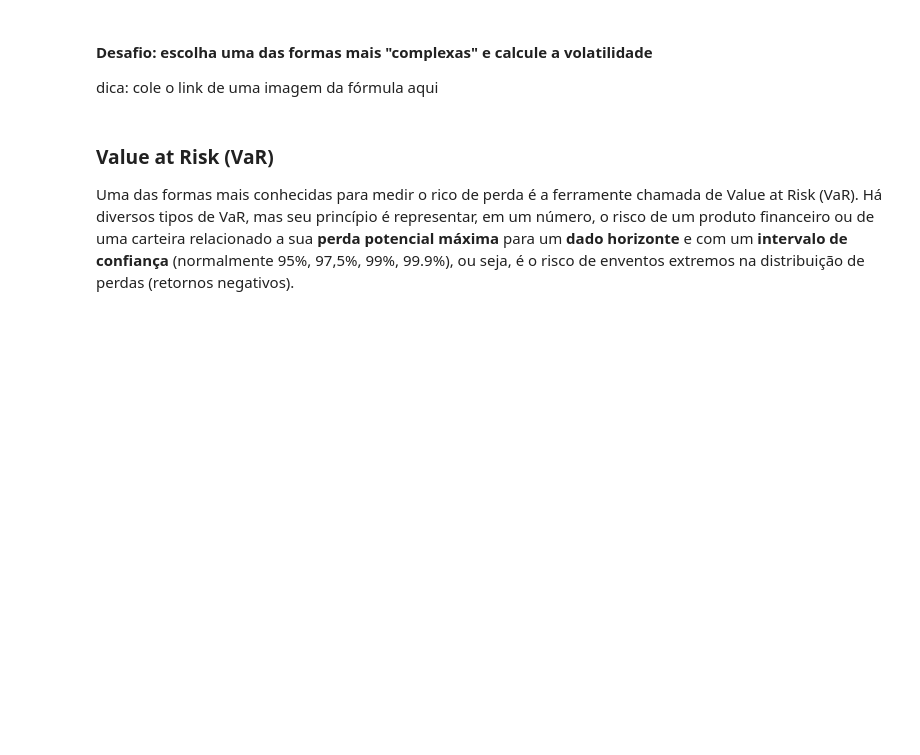
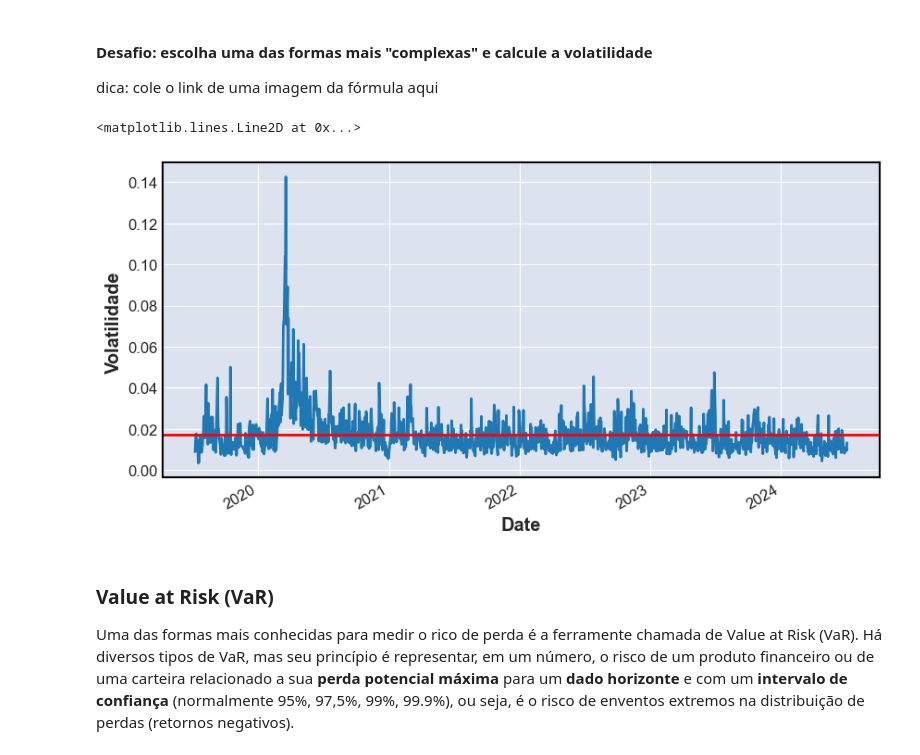
Before and after one commit to Miguelrfeitosa2/Fin-Quant, a Jupyter notebook: case_macaq_1.2.ipynb, the cells around one changed output. Drawn from its saved outputs; the diff is of its cells as text; code cells hidden in the pictures; blank space fills up the shorter version.

```diff
--- a/case_macaq_1.2.ipynb
+++ b/case_macaq_1.2.ipynb
@@ -618,6 +619,15 @@ Name: Adj Close, Length: 1243, dtype: float64
 # %% [markdown]
 #### __Desafio__: escolha uma das formas mais "complexas" e calcule a volatilidade
 dica: cole o link de uma imagem da fórmula aqui
+# %%
+pk = np.sqrt(1/(4*np.log(2))*(np.log(cot_NEO['High']/cot_NEO['Low'])**2))
+plt.figure(figsize=(10,5))
+plt.ylabel('Volatilidade ')
+pk.plot()
+plt.axhline(pk.mean(), color = 'red')
+# %% [output]
+<matplotlib.lines.Line2D at 0x...>
+[figure, added]
 # %% [markdown]
 ### Value at Risk (VaR)
 
```
Also changed, not shown: parts of 25 cells of this notebook.
